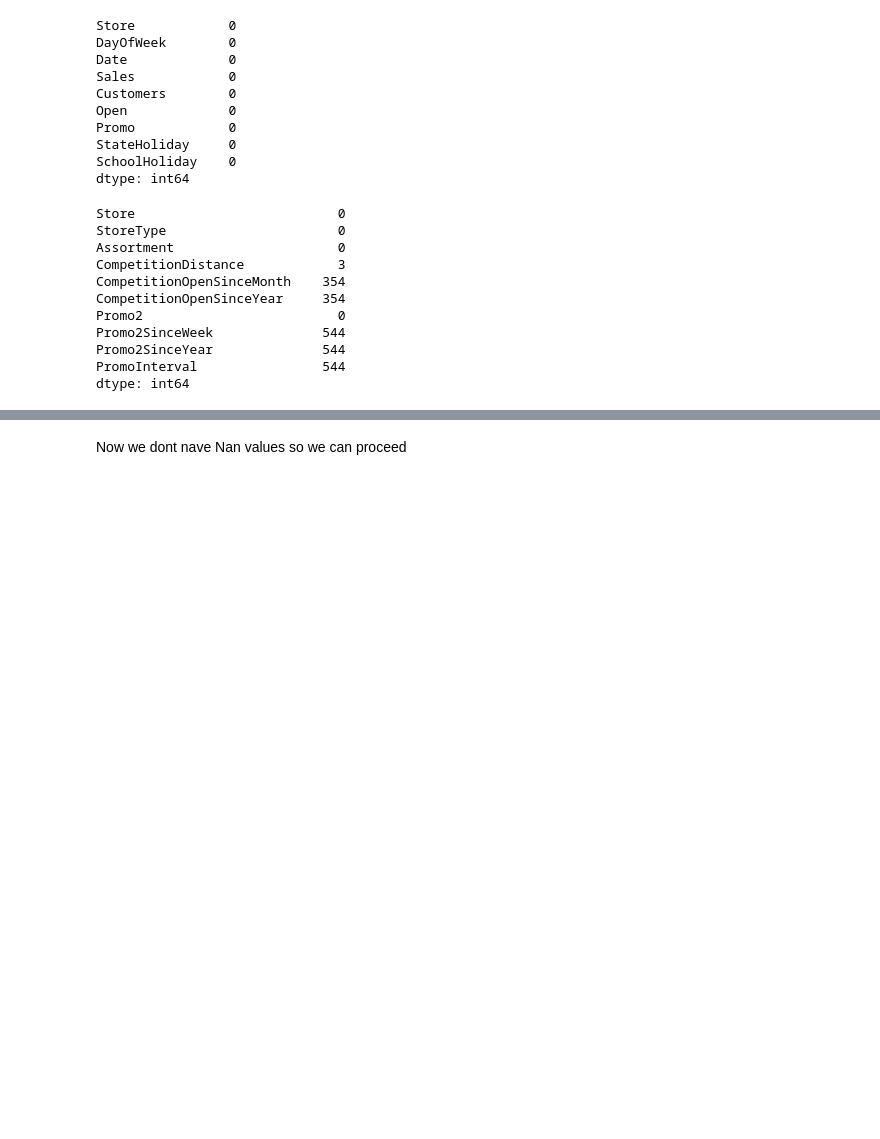
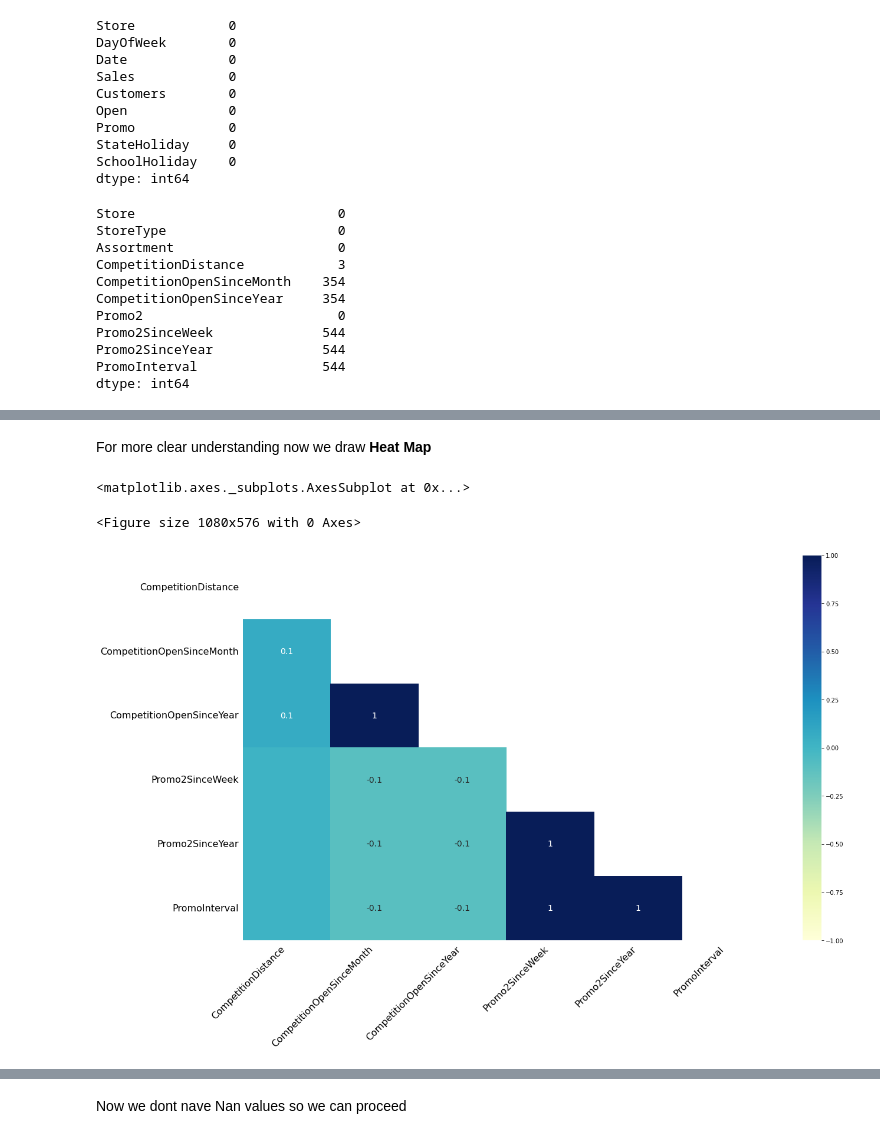
Before and after one commit to Ajay07pandey/Retail-sale-prediction-of-a-drug-store., a Jupyter notebook: Retail_sale_pridiction_analysis.ipynb, the cells around one changed output, grey strips where cells are left out. Drawn from its saved outputs; the diff is of its cells as text; code cells hidden in the pictures; blank space fills up the shorter version.

```diff
--- a/Retail_sale_pridiction_analysis.ipynb
+++ b/Retail_sale_pridiction_analysis.ipynb
@@ -348,3 +349,12 @@ store_df['PromoInterval'].fillna(store_df['PromoInterval'].fillna(0) ,inplace =
+# %% [markdown]
+For more clear understanding now we draw **Heat Map**
+# %%
+plt.figure(figsize=(15,8))
+msno.heatmap(store_df, cmap='YlGnBu')
+# %% [output]
+<matplotlib.axes._subplots.AxesSubplot at 0x...>
+<Figure size 1080x576 with 0 Axes>
+[figure, added]
 # %%
 ## Now checking Nan values are present or not.
 store_df.isna().sum()
```
Also changed, not shown: parts of 61 cells of this notebook.
